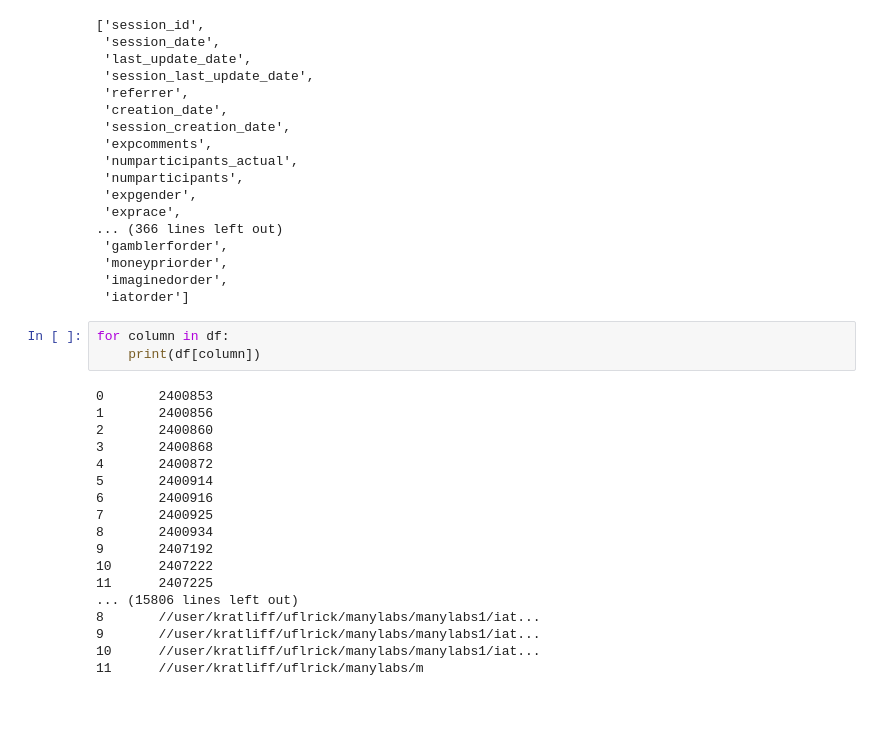
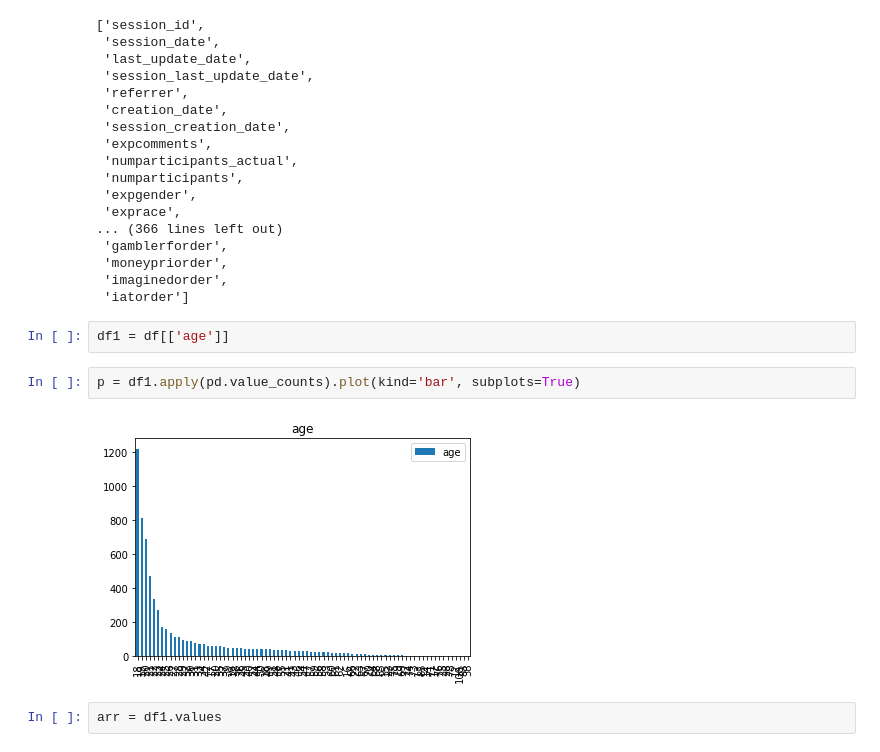
Before and after one commit to 454400098/Neuralnetwork-based-Data-Completion-and-Interpolation-, a Jupyter notebook: FINAL.ipynb, the cells around one changed output. Cells and saved outputs as stored; diff of their text form; blank space fills up the shorter version.

```diff
--- a/FINAL.ipynb
+++ b/FINAL.ipynb
@@ -28,24 +31,11 @@ list(df.columns.values)
  'moneypriorder',
  'imaginedorder',
  'iatorder']
-# %%
-for column in df:
-    print(df[column])
-# %% [output]
-0       2400853
-1       2400856
-2       2400860
-3       2400868
-4       2400872
-5       2400914
-6       2400916
-7       2400925
-8       2400934
-9       2407192
-10      2407222
-11      2407225
-... (15806 lines left out)
-8       //user/kratliff/uflrick/manylabs/manylabs1/iat...
-9       //user/kratliff/uflrick/manylabs/manylabs1/iat...
-10      //user/kratliff/uflrick/manylabs/manylabs1/iat...
-11      //user/kratliff/uflrick/manylabs/m
+# %%
+df1 = df[['age']]
+# %%
+p = df1.apply(pd.value_counts).plot(kind='bar', subplots=True)
+# %% [output]
+[figure, added]
+# %%
+arr = df1.values
```
Also changed, not shown: parts of 15 cells of this notebook.
